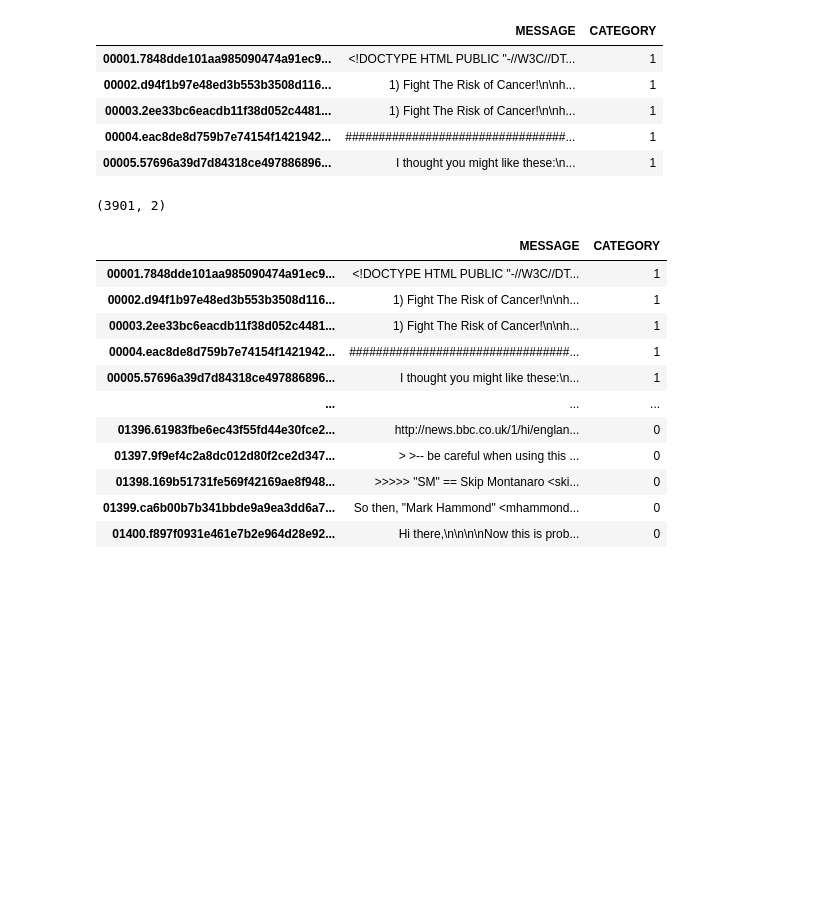
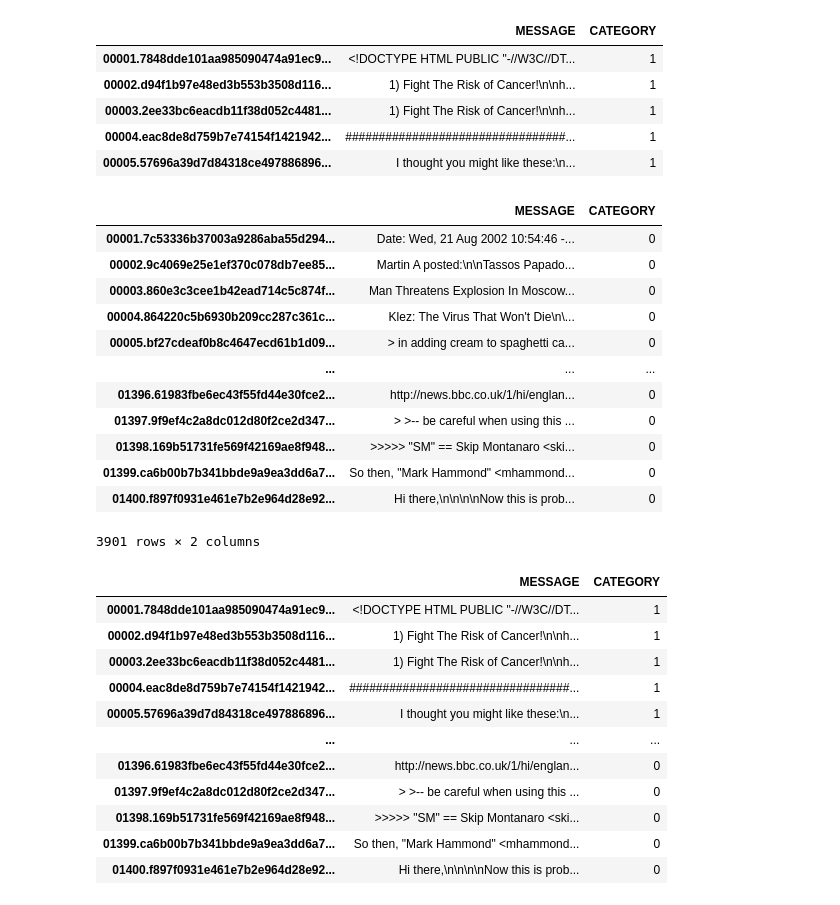
Before and after one commit to quan16369/none, a Jupyter notebook: bayes.ipynb, the cells around one changed output. Saved outputs shown, nothing was run; the diff lists cells and outputs as text; code cells hidden in the pictures; blank space fills up the shorter version.

```diff
--- a/bayes.ipynb
+++ b/bayes.ipynb
@@ -143,9 +143,22 @@ spamemail.head()
 # %%
 nonspamemail =  dffromdirectory(Easyham1_path, 0)
 nonspamemail =  nonspamemail.append(dffromdirectory(Easyham2_path, 0))
 nonspamemail.shape
+nonspamemail
 # %% [output]
+|  | MESSAGE | CATEGORY |
+| 00001.7c53336b37003a9286aba55d294... | Date: Wed, 21 Aug 2002 10:54:46 -... | 0 |
+| 00002.9c4069e25e1ef370c078db7ee85... | Martin A posted:\n\nTassos Papado... | 0 |
+| 00003.860e3c3cee1b42ead714c5c874f... | Man Threatens Explosion In Moscow... | 0 |
+| 00004.864220c5b6930b209cc287c361c... | Klez: The Virus That Won't Die\n\... | 0 |
+| 00005.bf27cdeaf0b8c4647ecd61b1d09... | > in adding cream to spaghetti ca... | 0 |
+| ... | ... | ... |
+| 01396.61983fbe6ec43f55fd44e30fce2... | http://news.bbc.co.uk/1/hi/englan... | 0 |
+| 01397.9f9ef4c2a8dc012d80f2ce2d347... | > >-- be careful when using this ... | 0 |
+| 01398.169b51731fe569f42169ae8f948... | >>>>> "SM" == Skip Montanaro <ski... | 0 |
+| 01399.ca6b00b7b341bbde9a9ea3dd6a7... | So then, "Mark Hammond" <mhammond... | 0 |
+| 01400.f897f0931e461e7b2e964d28e92... | Hi there,\n\n\n\nNow this is prob... | 0 |
-(3901, 2)
+3901 rows × 2 columns
 # %%
 data = pd.concat([spamemail, nonspamemail])
 data
```
Also changed, not shown: parts of 17 cells of this notebook.
